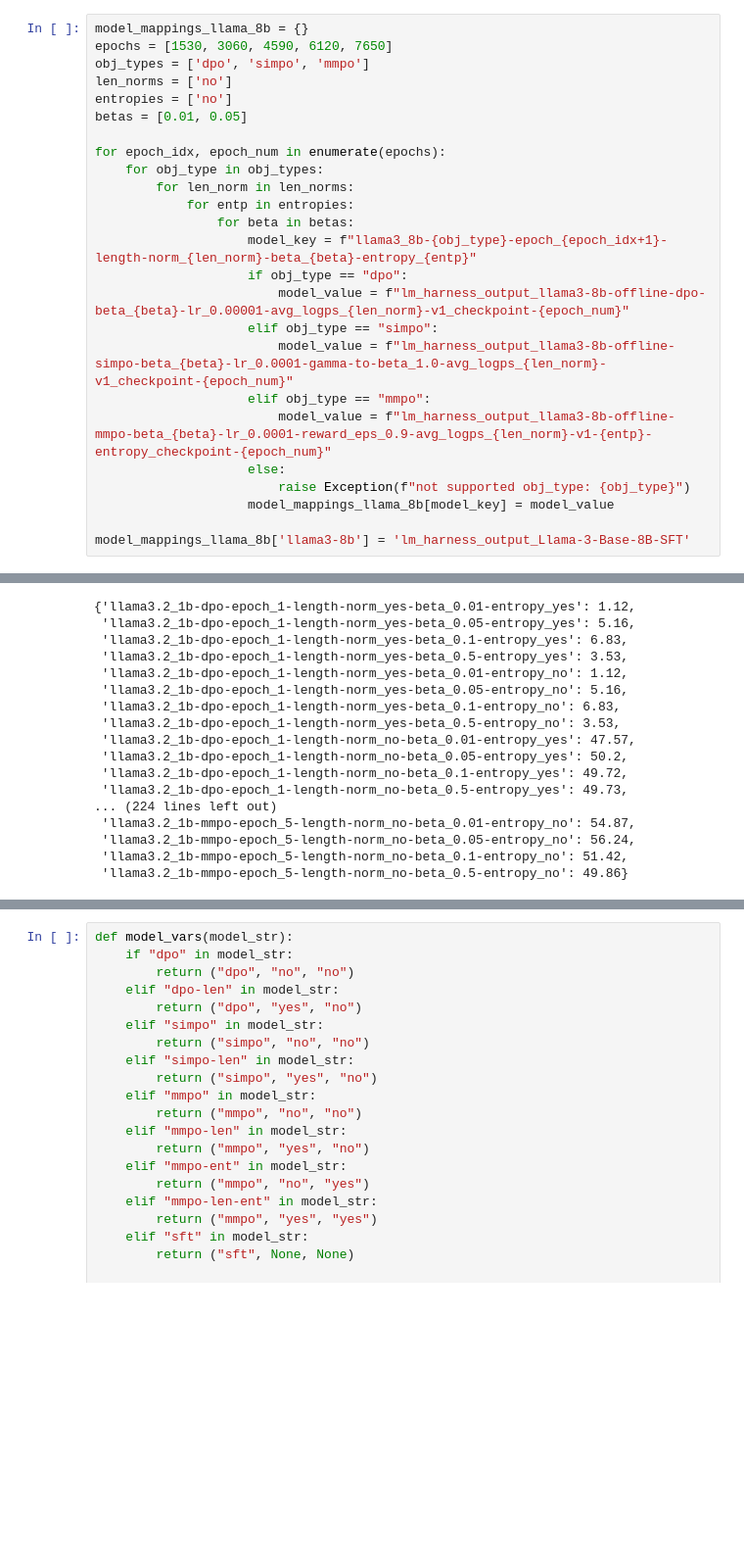
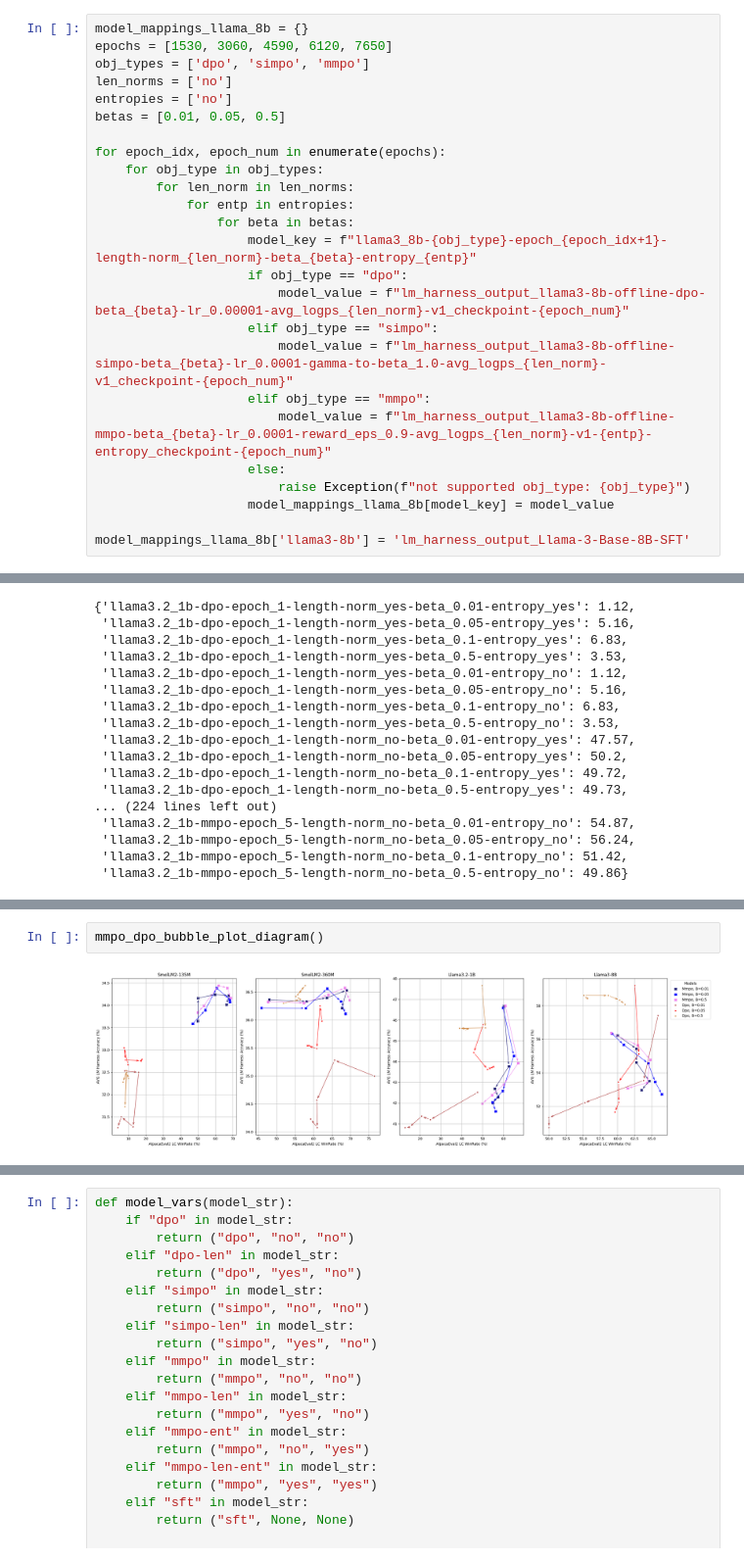
Before and after one commit to SaeedNajafi/alignment-handbook, a Jupyter notebook: lm-harness.ipynb, the cells around one changed output, grey strips where cells are left out. Shown at 98% size. Cells and saved outputs as stored; diff of their text form; blank space fills up the shorter version.

```diff
--- a/lm-harness.ipynb
+++ b/lm-harness.ipynb
@@ -115,7 +115,7 @@ epochs = [1530, 3060, 4590, 6120, 7650]
 obj_types = ['dpo', 'simpo', 'mmpo']
 len_norms = ['no']
 entropies = ['no']
-betas = [0.01, 0.05]
+betas = [0.01, 0.05, 0.5]
 
 for epoch_idx, epoch_num in enumerate(epochs):
     for obj_type in obj_types:
@@ -730,0 +967,4 @@ model_alpacaeval_winrates_llama38b
+# %%
+mmpo_dpo_bubble_plot_diagram()
+# %% [output]
+[figure, added]
```
Also changed, not shown: parts of 4 cells of this notebook, 2 other files.
